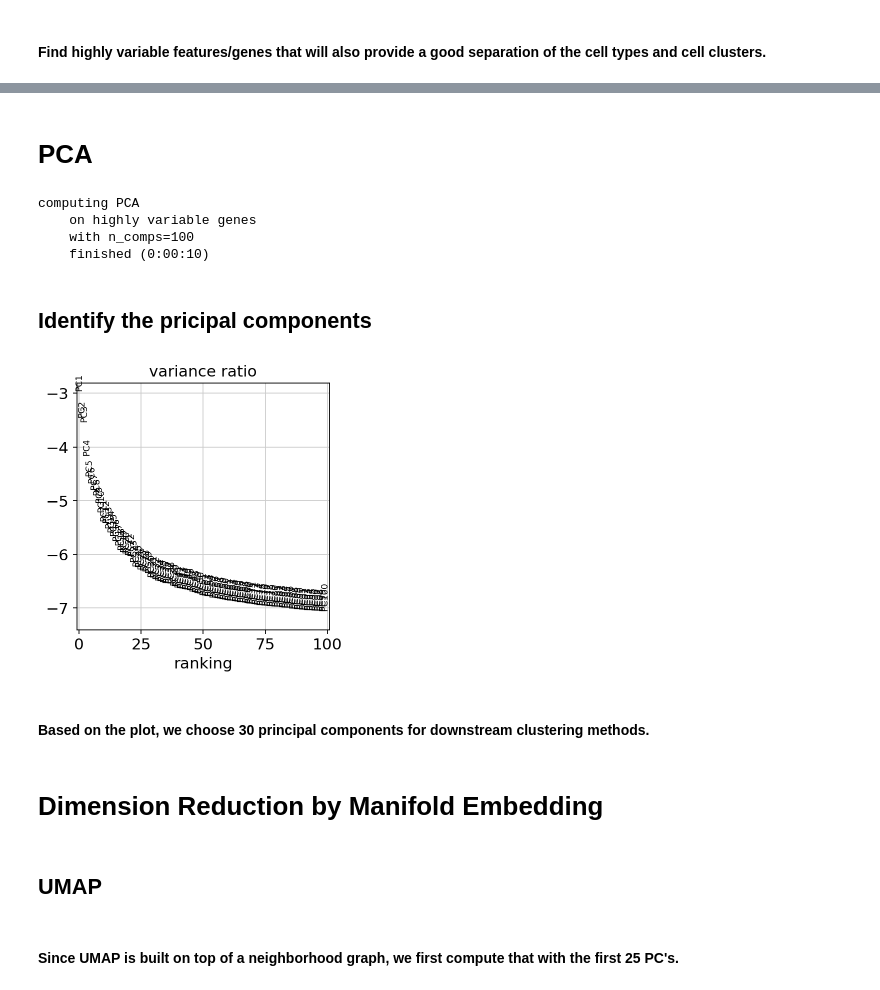
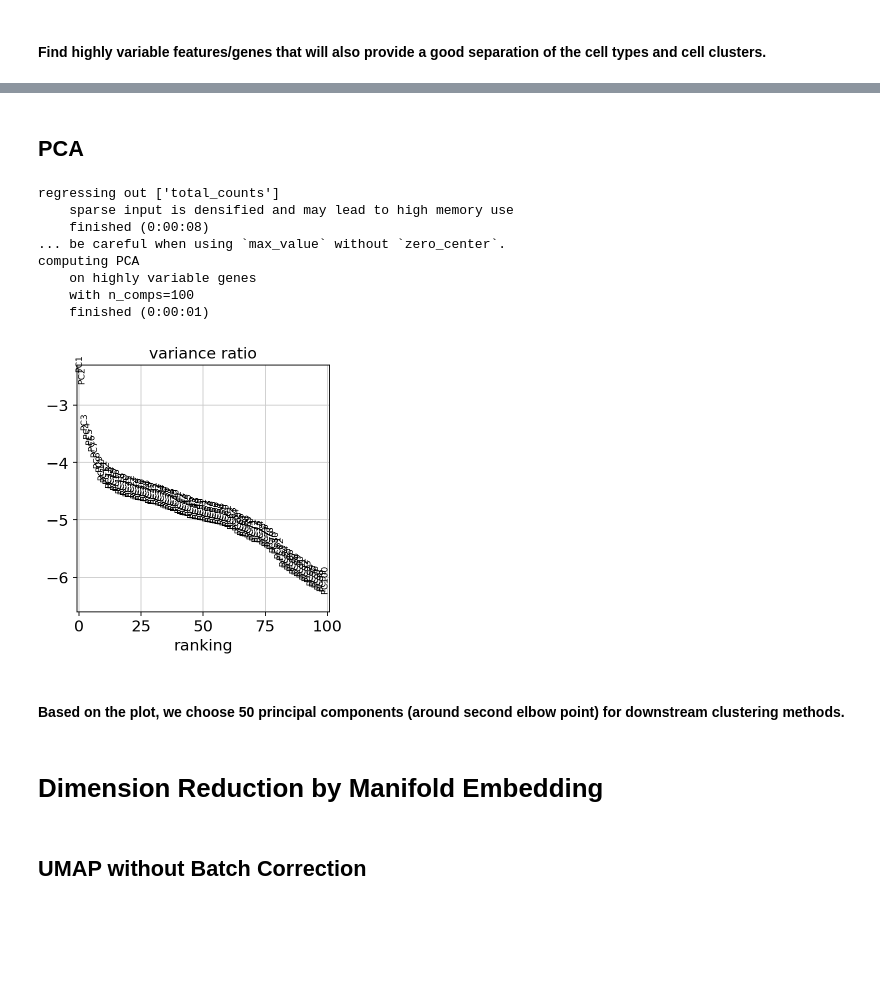
Before and after one commit to duke-chsi-informatics/iyer_tumor, a Jupyter notebook: part2_Dimension_Reduction_and_Manifold_Embedding.ipynb, the cells around one changed output, grey strips where cells are left out. Drawn from its saved outputs; the diff is of its cells as text; code cells hidden in the pictures; blank space fills up the shorter version.

```diff
--- a/part2_Dimension_Reduction_and_Manifold_Embedding.ipynb
+++ b/part2_Dimension_Reduction_and_Manifold_Embedding.ipynb
@@ -67,0 +93,12 @@ regressing out ['n_counts', 'percent_mito']
+# %%
+proliferation_markers = ['TOP2A','MKI67','TNFRSF9']
+# %%
+HLA_genes = combined.var_names.str.startswith(('HLA'))
+HLA_genes = list(combined[:,HLA_genes].var_names)
+# %%
+important_genes = important_marker_genes + HLA_genes + important_Tmemory_genes+exhaustion_markers+proliferation_markers
+# %%
+# restore the genes in case they are filtered out, all genes (including top 200 and the important markers
+# are stored as highly variable)
+for gene in important_genes:
+    combined.var['highly_variable'][gene] = True
@@ -68,15 +112,19 @@ regressing out ['n_counts', 'percent_mito']
 # %% [markdown]
-# PCA
+## PCA
-# %%
-sc.tl.pca(combined, svd_solver='arpack',n_comps=100)
-# %% [output]
-computing PCA
-    on highly variable genes
-    with n_comps=100
-    finished (0:00:10)
-# %% [markdown]
-## Identify the pricipal components
-# %%
-sc.pl.pca_variance_ratio(combined, log=True, n_pcs = 100)
-# %% [output]
-[figure, removed]
+# %%
+# regress out effects of total counts per cell and scale genes to have unit variance
+sc.pp.regress_out(combined, ['total_counts'])
+sc.pp.scale(combined, zero_center=False, max_value=10)
+
+sc.tl.pca(combined, svd_solver='arpack',n_comps=100,use_highly_variable=True)
+sc.pl.pca_variance_ratio(combined, log=True, n_pcs = 100)
+# %% [output]
+regressing out ['total_counts']
+    sparse input is densified and may lead to high memory use
+    finished (0:00:08)
+... be careful when using `max_value` without `zero_center`.
+computing PCA
+    on highly variable genes
+    with n_comps=100
+    finished (0:00:01)
+[figure, added]
@@ -83,8 +134,6 @@ sc.pl.pca_variance_ratio(combined, log=True, n_pcs = 100)
 # %% [markdown]
-#### Based on the plot, we choose 30 principal components for downstream clustering methods.
+#### Based on the plot, we choose 50 principal components (around second elbow point) for downstream clustering methods.
 # %% [markdown]
 # Dimension Reduction by Manifold Embedding
 # %% [markdown]
-## UMAP
+## UMAP without Batch Correction
-# %% [markdown]
-#### Since UMAP is built on top of a neighborhood graph, we first compute that with the first 25 PC's.
```
Also changed, not shown: parts of 39 cells of this notebook, 15 other files.
